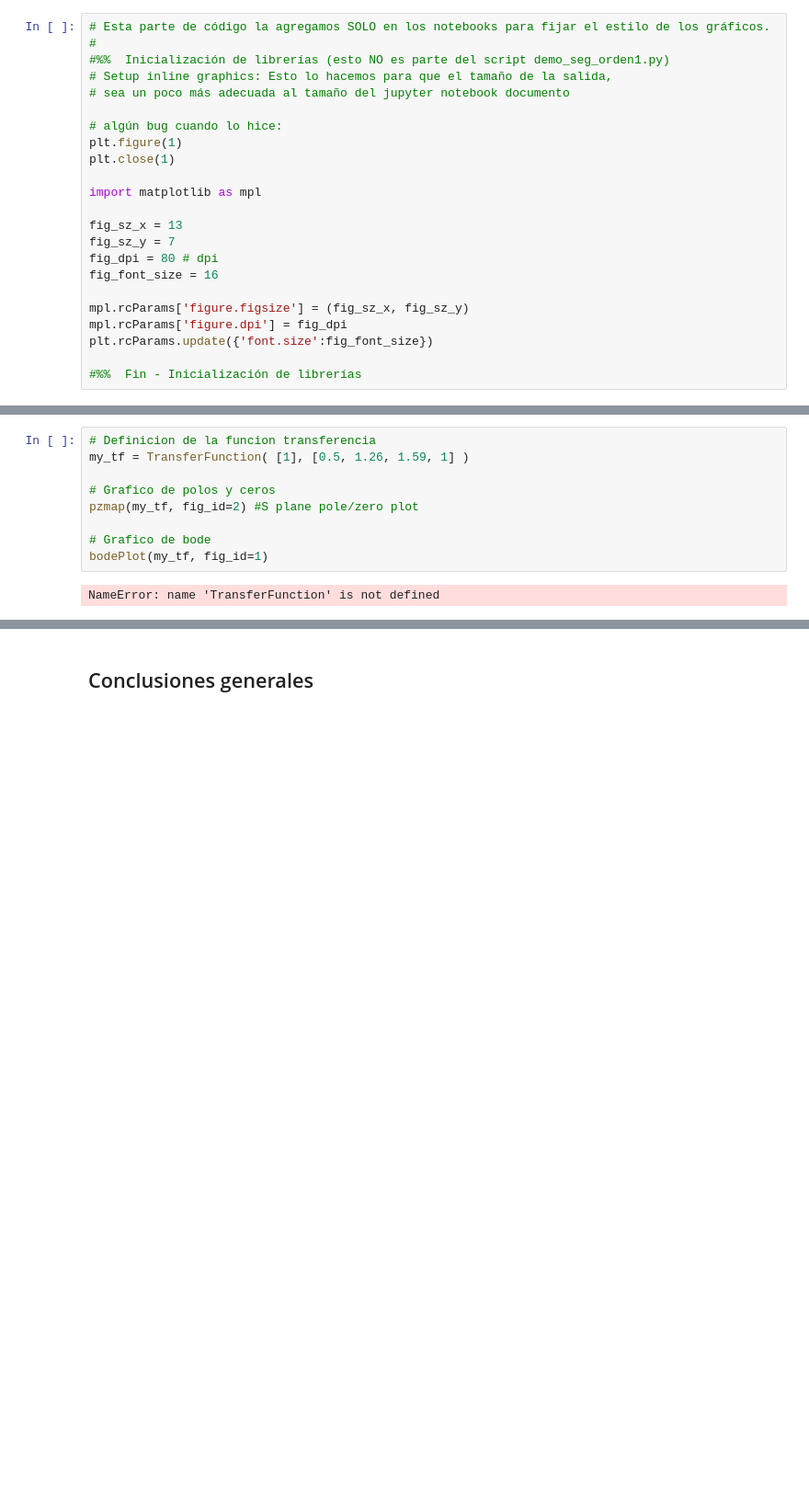
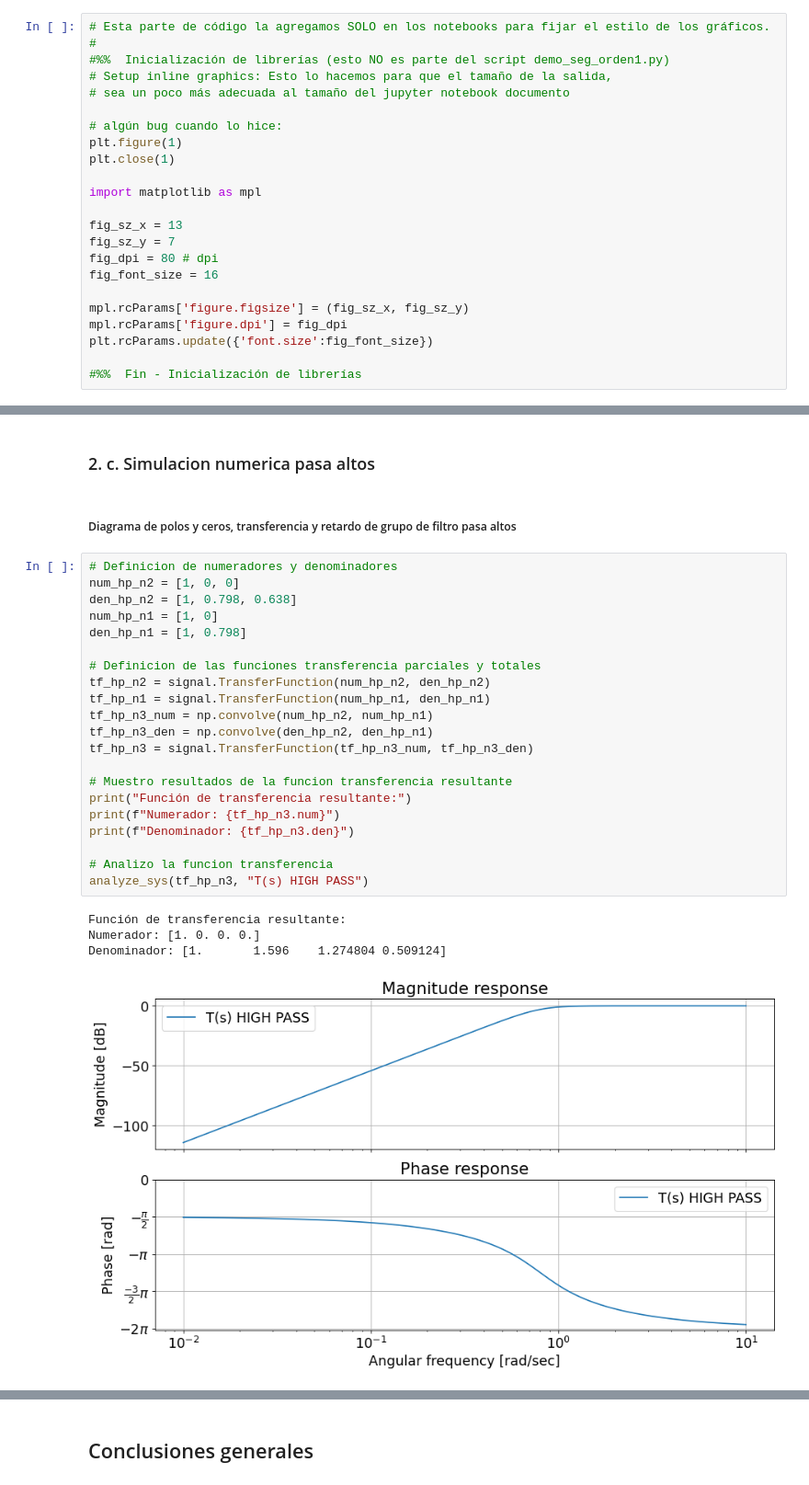
Before and after one commit to tomasalbanesi/TC2, a Jupyter notebook: Trabajos_Semanales/Trabajo_Semanal_4/TS4_Notebook_Albanesi.ipynb, the cells around one changed output, grey strips where cells are left out. Shown at 92% size. Cells and saved outputs as stored; diff of their text form; blank space fills up the shorter version.

```diff
--- a/Trabajos_Semanales/Trabajo_Semanal_4/TS4_Notebook_Albanesi.ipynb
+++ b/Trabajos_Semanales/Trabajo_Semanal_4/TS4_Notebook_Albanesi.ipynb
@@ -88,11 +114,30 @@ plt.rcParams.update({'font.size':fig_font_size})
+# %% [markdown]
+### 2. c. Simulacion numerica pasa altos <a class="anchor" id="punto2c"></a>
+# %% [markdown]
+##### Diagrama de polos y ceros, transferencia y retardo de grupo de filtro pasa altos
 # %%
-# Definicion de la funcion transferencia
-my_tf = TransferFunction( [1], [0.5, 1.26, 1.59, 1] )
+# Definicion de numeradores y denominadores
+num_hp_n2 = [1, 0, 0]
+den_hp_n2 = [1, 0.798, 0.638]
+num_hp_n1 = [1, 0]
+den_hp_n1 = [1, 0.798]
 
-# Grafico de polos y ceros
-pzmap(my_tf, fig_id=2) #S plane pole/zero plot
+# Definicion de las funciones transferencia parciales y totales
+tf_hp_n2 = signal.TransferFunction(num_hp_n2, den_hp_n2)
+tf_hp_n1 = signal.TransferFunction(num_hp_n1, den_hp_n1)
+tf_hp_n3_num = np.convolve(num_hp_n2, num_hp_n1)
+tf_hp_n3_den = np.convolve(den_hp_n2, den_hp_n1)
+tf_hp_n3 = signal.TransferFunction(tf_hp_n3_num, tf_hp_n3_den)
 
-# Grafico de bode
-bodePlot(my_tf, fig_id=1)
+# Muestro resultados de la funcion transferencia resultante
+print("Función de transferencia resultante:")
+print(f"Numerador: {tf_hp_n3.num}")
+print(f"Denominador: {tf_hp_n3.den}")
+
+# Analizo la funcion transferencia
+analyze_sys(tf_hp_n3, "T(s) HIGH PASS")
 # %% [output]
-NameError: name 'TransferFunction' is not defined
+Función de transferencia resultante:
+Numerador: [1. 0. 0. 0.]
+Denominador: [1.       1.596    1.274804 0.509124]
+[figure, added]
```
Also changed, not shown: parts of 25 cells of this notebook, 19 other files.
